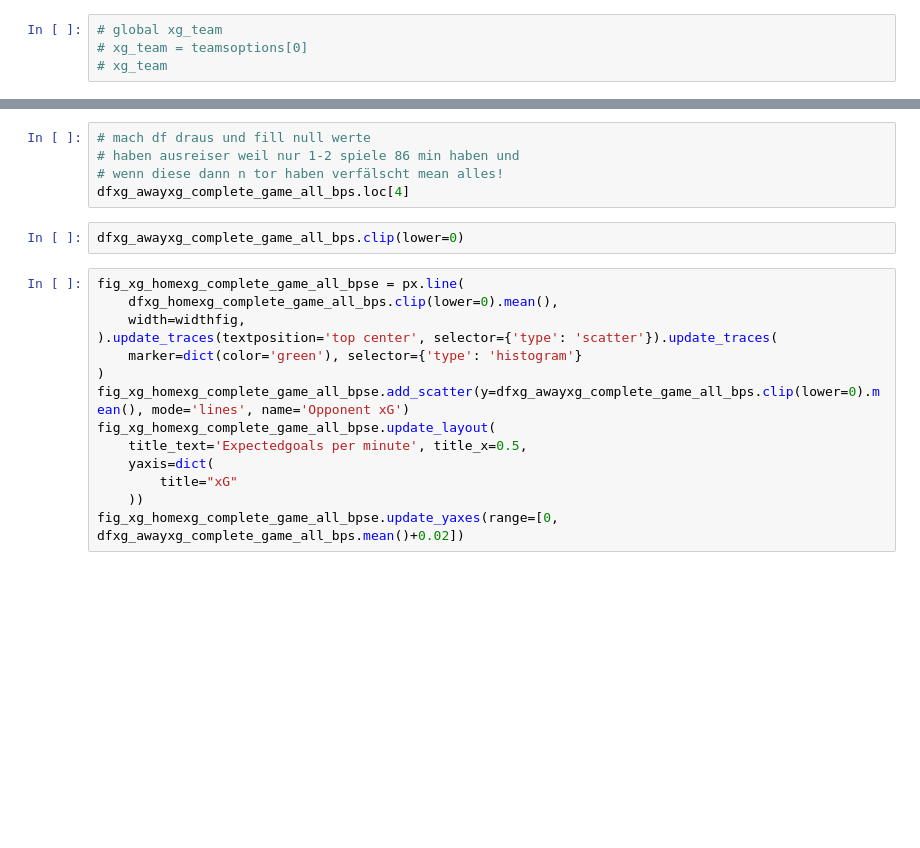
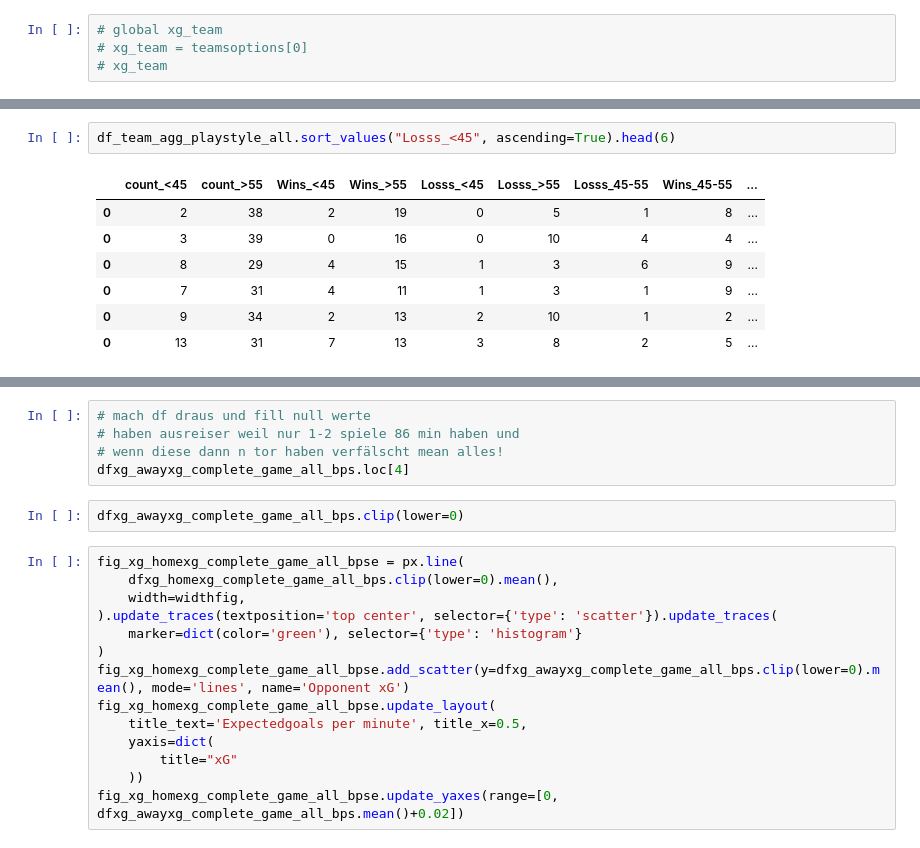
Before and after one commit to mgebele/football_stats, a Jupyter notebook: football_live.ipynb, the cells around one changed output, grey strips where cells are left out. Drawn from its saved outputs; the diff is of its cells as text; blank space fills up the shorter version.

```diff
--- a/football_live.ipynb
+++ b/football_live.ipynb
@@ -882,3 +882,13 @@ df_team_agg_playstyle_all.sort_values("Losss_<45", ascending=False)
+# %%
+df_team_agg_playstyle_all.sort_values("Losss_<45", ascending=True).head(6)
+# %% [output]
+|  | count_<45 | count_>55 | Wins_<45 | Wins_>55 | Losss_<45 | Losss_>55 | Losss_45-55 | Wins_45-55 | ... |
+| 0 | 2 | 38 | 2 | 19 | 0 | 5 | 1 | 8 | ... |
+| 0 | 3 | 39 | 0 | 16 | 0 | 10 | 4 | 4 | ... |
+| 0 | 8 | 29 | 4 | 15 | 1 | 3 | 6 | 9 | ... |
+| 0 | 7 | 31 | 4 | 11 | 1 | 3 | 1 | 9 | ... |
+| 0 | 9 | 34 | 2 | 13 | 2 | 10 | 1 | 2 | ... |
+| 0 | 13 | 31 | 7 | 13 | 3 | 8 | 2 | 5 | ... |
 # %%
 TODO:
 [x] ist gleiche saison! Ich muss erste saisonhälfte an daten nehmen, und dann 2te simulieren soo!
```
Also changed, not shown: parts of 17 cells of this notebook, 1 other file.
